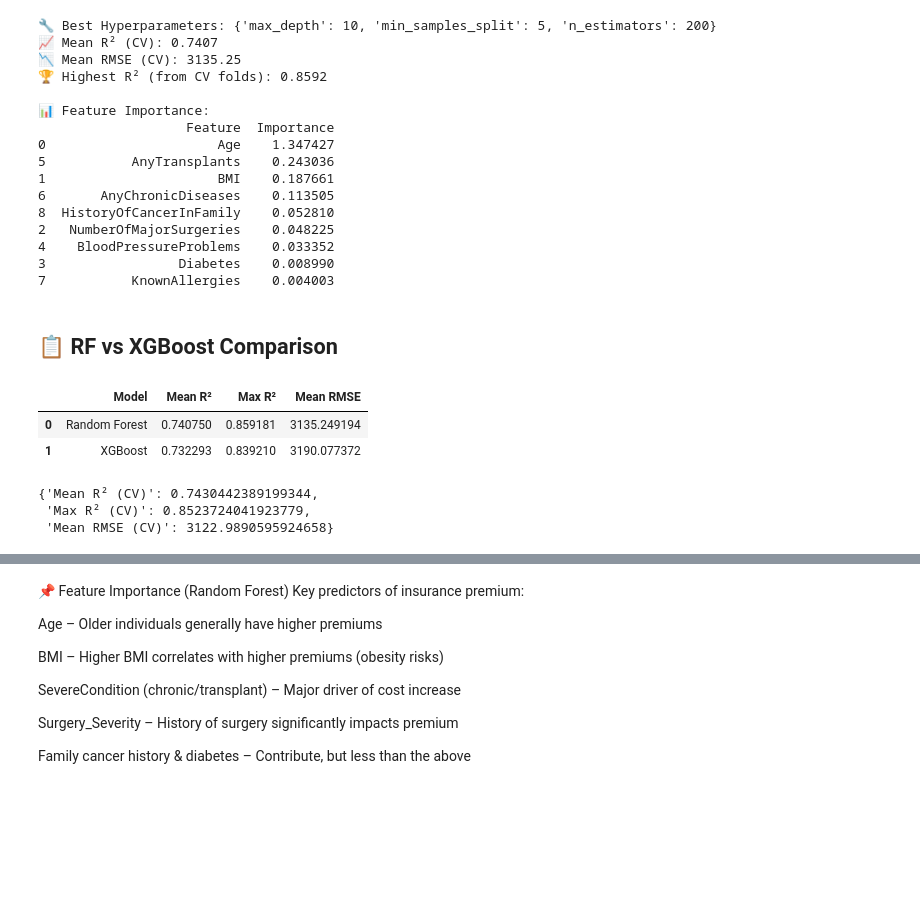
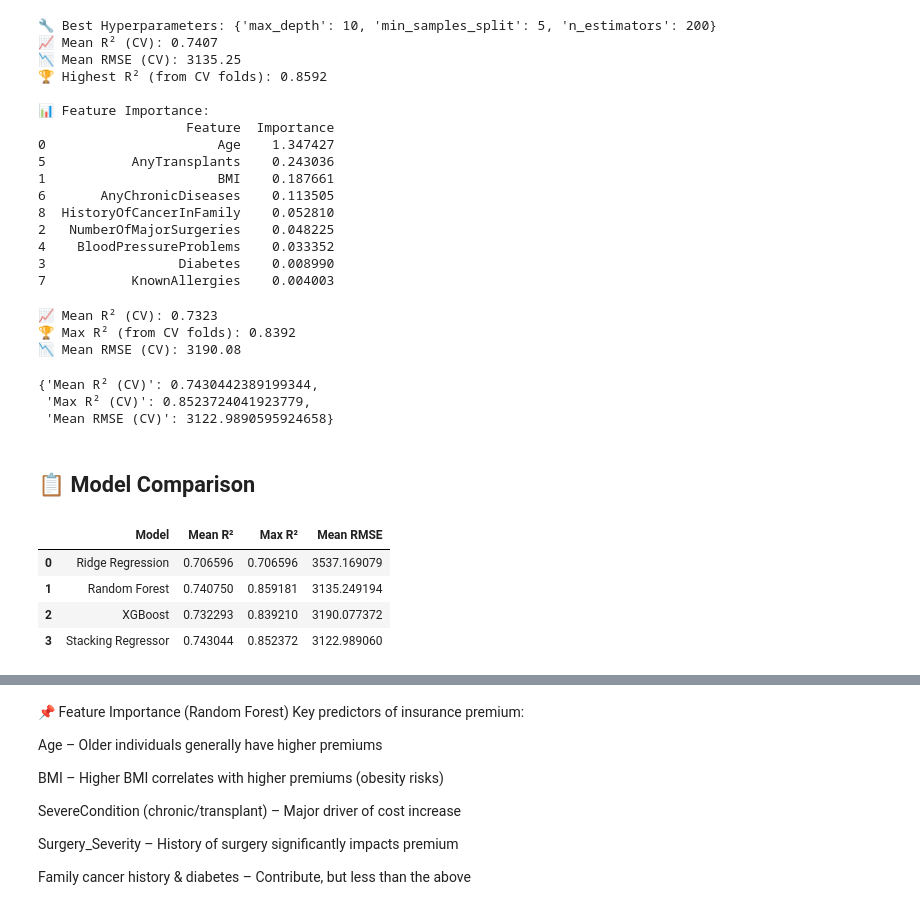
Before and after one commit to Naveen1522/InsurancePremiumEstimator, a Jupyter notebook: InsuranceCostPrediction.ipynb, the cells around one changed output, grey strips where cells are left out. Drawn from its saved outputs; the diff is of its cells as text; code cells hidden in the pictures; blank space fills up the shorter version.

```diff
--- a/InsuranceCostPrediction.ipynb
+++ b/InsuranceCostPrediction.ipynb
@@ -1007,8 +1007,18 @@ print(importance_df)
 3                 Diabetes    0.008990
 7           KnownAllergies    0.004003
 # %%
+from xgboost import XGBRegressor
+
 xgb_model = XGBRegressor(n_estimators=200, learning_rate=0.05, max_depth=5,
                          subsample=0.8, colsample_bytree=0.8,
                          objective="reg:squarederror", random_state=42)
 xgb_r2 = cross_val_score(xgb_model, X_scaled, y, cv=5, scoring="r2")
 xgb_rmse = np.sqrt(-cross_val_score(xgb_model, X_scaled, y, cv=5, scoring="neg_mean_squared_error"))
+
+print(f"📈 Mean R² (CV): {np.mean(xgb_r2):.4f}")
+print(f"🏆 Max R² (from CV folds): {np.max(xgb_r2):.4f}")
+print(f"📉 Mean RMSE (CV): {np.mean(xgb_rmse):.2f}")
+# %% [output]
+📈 Mean R² (CV): 0.7323
+🏆 Max R² (from CV folds): 0.8392
+📉 Mean RMSE (CV): 3190.08
@@ -1023,11 +1025,3 @@ comparison = pd.DataFrame({
-# %%
-display(Markdown("## 📋 RF vs XGBoost Comparison"))
-display(comparison)
-# %% [output]
-## 📋 RF vs XGBoost Comparison
-|  | Model | Mean R² | Max R² | Mean RMSE |
-| 0 | Random Forest | 0.740750 | 0.859181 | 3135.249194 |
-| 1 | XGBoost | 0.732293 | 0.839210 | 3190.077372 |
 # %%
 from sklearn.linear_model import RidgeCV
 from sklearn.ensemble import StackingRegressor
@@ -1060,3 +1053,21 @@ stacking_summary
 {'Mean R² (CV)': 0.7430442389199344,
  'Max R² (CV)': 0.8523724041923779,
  'Mean RMSE (CV)': 3122.9890595924658}
+# %%
+# Summary
+comparison = pd.DataFrame({
+    "Model": ["Ridge Regression","Random Forest", "XGBoost","Stacking Regressor"],
+    "Mean R²": [np.mean(r2),np.mean(cv_r2), np.mean(xgb_r2),np.mean(cv_r2_stack)],
+    "Max R²": [np.max(r2),np.max(cv_r2), np.max(xgb_r2),np.max(cv_r2_stack)],
+    "Mean RMSE": [np.mean(rmse),np.mean(cv_rmse), np.mean(xgb_rmse),np.mean(cv_rmse_stack)]
+})
+# %%
+display(Markdown("## 📋 Model Comparison"))
+display(comparison)
+# %% [output]
+## 📋 Model Comparison
+|  | Model | Mean R² | Max R² | Mean RMSE |
+| 0 | Ridge Regression | 0.706596 | 0.706596 | 3537.169079 |
+| 1 | Random Forest | 0.740750 | 0.859181 | 3135.249194 |
+| 2 | XGBoost | 0.732293 | 0.839210 | 3190.077372 |
+| 3 | Stacking Regressor | 0.743044 | 0.852372 | 3122.989060 |
```
Also changed, not shown: parts of 9 cells of this notebook.
